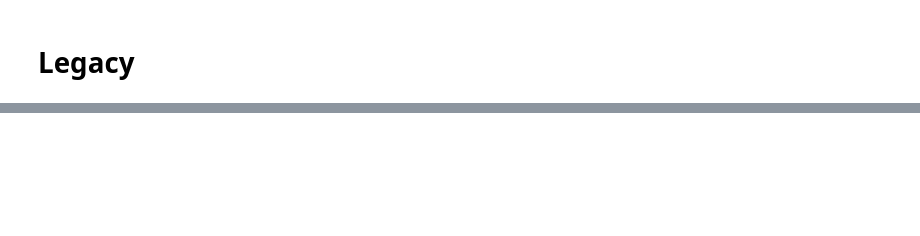
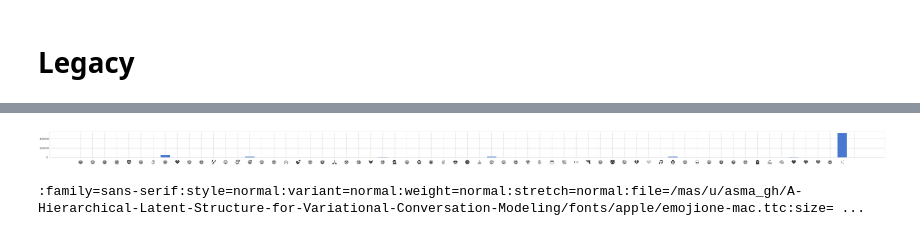
Before and after one commit to natashamjaques/A-Hierarchical-Latent-Structure-for-Variational-Conversation-Modeling, a Jupyter notebook: exploratory_analyses.ipynb, the cells around one changed output, grey strips where cells are left out. Drawn from its saved outputs; the diff is of its cells as text; code cells hidden in the pictures; blank space fills up the shorter version.

```diff
--- a/exploratory_analyses.ipynb
+++ b/exploratory_analyses.ipynb
@@ -54,3 +196,31 @@ plot_emoji_dist (np.asarray(train_probs))
+# %%
+# Plot top 1 emoji distribution
+# Input: an array of X*64
+def plot_top1_emoji_dist_matplot(probs):
+    _bins = range(len(EMOJIS))
+    font_prop = font_manager.FontProperties(fname='/mas/u/asma_gh/A-Hierarchical-Latent-Structure-for-Variational-Conversation-Modeling/fonts/apple/emojione-mac.ttc')
+    font = {'fontproperties': font_prop, 'fontsize': 20}
+    plt.figure(figsize=(64,2))
+    plt.hist(np.argmax(probs, axis=1), bins=_bins, rwidth=0.8, align='mid')
+    plt.xticks(np.arange(-0.5, 64, 1.0), [emoji.emojize(EMOJIS[i], use_aliases=True) for i in _bins], **font)
+
+#     plt.savefig('emoji_pobs.png')
+    plt.show()
+
+plot_top1_emoji_dist_matplot(np.asarray(train_probs))
+# %% [output]
+[figure, added]
+# %%
+# import cairocffi
+# import matplotlib
+# print('Default backend: ' + matplotlib.get_backend())
+# matplotlib.use("module://cairocffi")
+# print('Backend is now ' + matplotlib.get_backend())
+
+font_prop = font_manager.FontProperties(fname='/mas/u/asma_gh/A-Hierarchical-Latent-Structure-for-Variational-Conversation-Modeling/fonts/apple/emojione-mac.ttc')
+print (font_prop)
+# %% [output]
+:family=sans-serif:style=normal:variant=normal:weight=normal:stretch=normal:file=/mas/u/asma_gh/A-Hierarchical-Latent-Structure-for-Variational-Conversation-Modeling/fonts/apple/emojione-mac.ttc:size= ...
 # %%
 font_dirs = ['/mas/u/asma_gh/A-Hierarchical-Latent-Structure-for-Variational-Conversation-Modeling/fonts/', ]
 font_files = font_manager.findSystemFonts(fontpaths=font_dirs)
```
Also changed, not shown: parts of 15 cells of this notebook.
